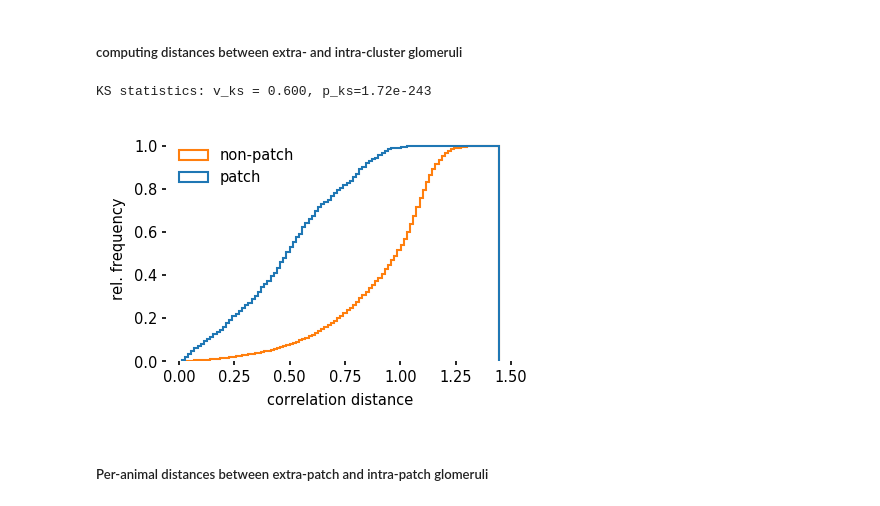
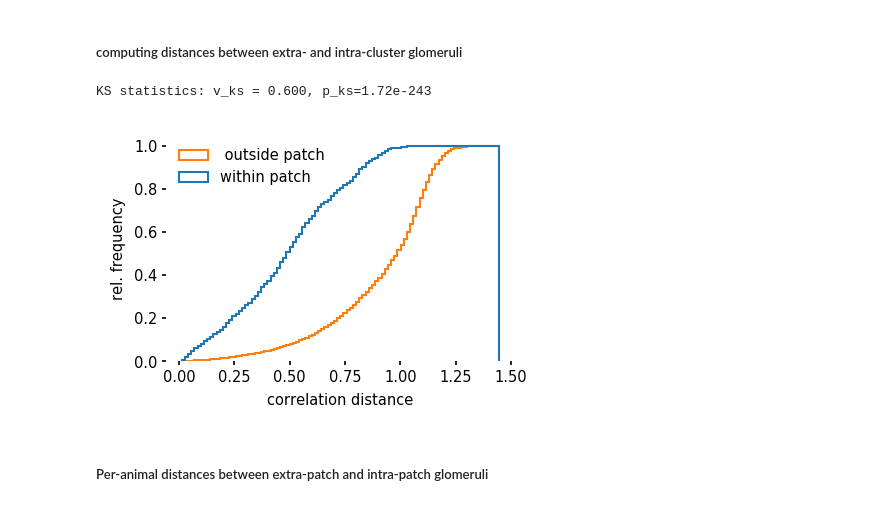
Before and after one commit to Huitzilo/glomcentric_code, a Jupyter notebook: MOB_Fig_tunotopy.ipynb, the cells around one changed output. Drawn from its saved outputs; the diff is of its cells as text; code cells hidden in the pictures.

```diff
--- a/MOB_Fig_tunotopy.ipynb
+++ b/MOB_Fig_tunotopy.ipynb
@@ -762,18 +765,18 @@ def extra_intra_dist(ts, link, clusters, metric='correlation', animal=None):
 # %%
 patch_cluster = [200, 292, 257, 228, 264]
 extra_dist, intra_dist = extra_intra_dist(ts_normed, link, patch_cluster)
 f = plt.figure(figsize=(3,2))
-plt.hist([intra_dist, extra_dist], bins=100, normed=True, cumulative=True, histtype='step', label=['patch', 'non-patch'])
+plt.hist([intra_dist, extra_dist], bins=100, normed=True, cumulative=True, histtype='step', label=['within patch', ' outside patch'])
 plt.legend(loc='upper left', frameon=False)
 ax = plt.gca()
 ax.set_xlabel("correlation distance")
 ax.set_ylabel("rel. frequency")
 ax.set_frame_on(False)
-v_ks, p_ks = scipy.stats.ks_2samp(extra_dist, intra_dist)
+v_ks, p_ks = scipy.stats.ks_2samp(intra_dist, extra_dist)
 print("KS statistics: v_ks = {:.3f}, p_ks={:.3g}".format(v_ks, p_ks))
 # %% [output]
 KS statistics: v_ks = 0.600, p_ks=1.72e-243
-[figure, old version]
+[figure, new version]
 # %% [markdown]
 ##### Per-animal distances between extra-patch and intra-patch glomeruli
 # %%
```
Also changed, not shown: parts of 9 cells of this notebook.
